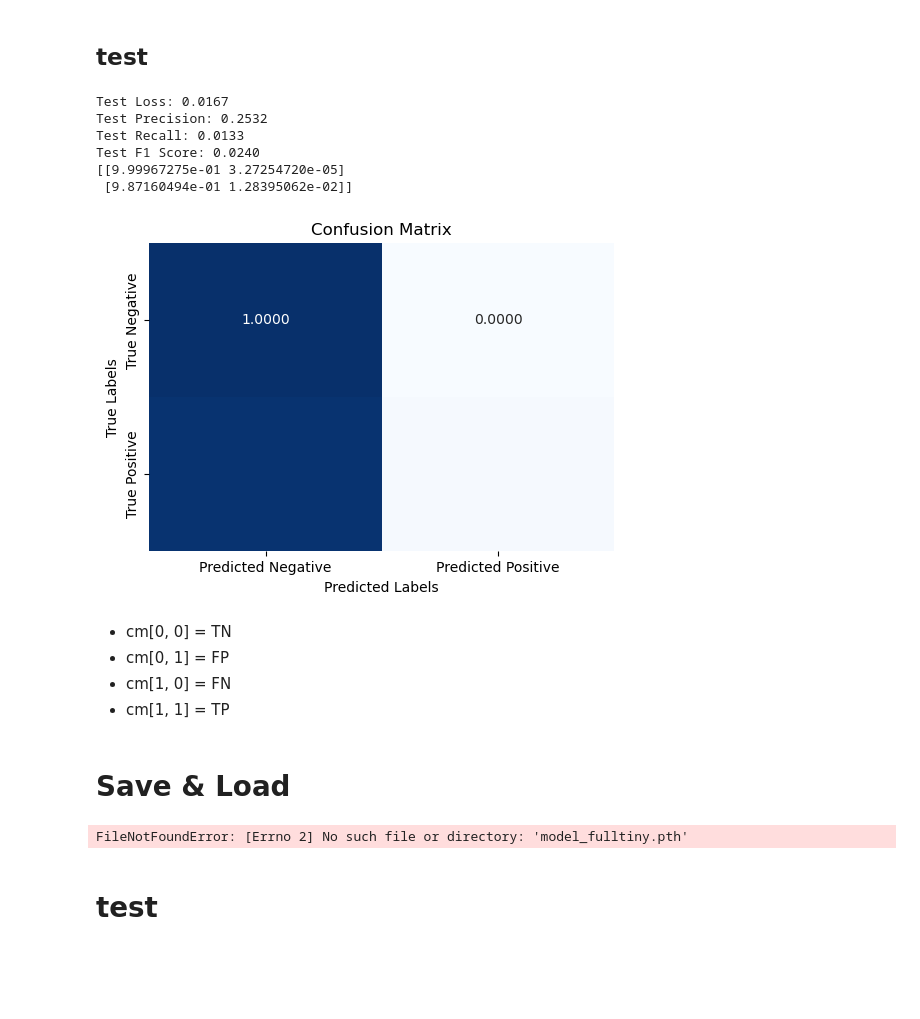
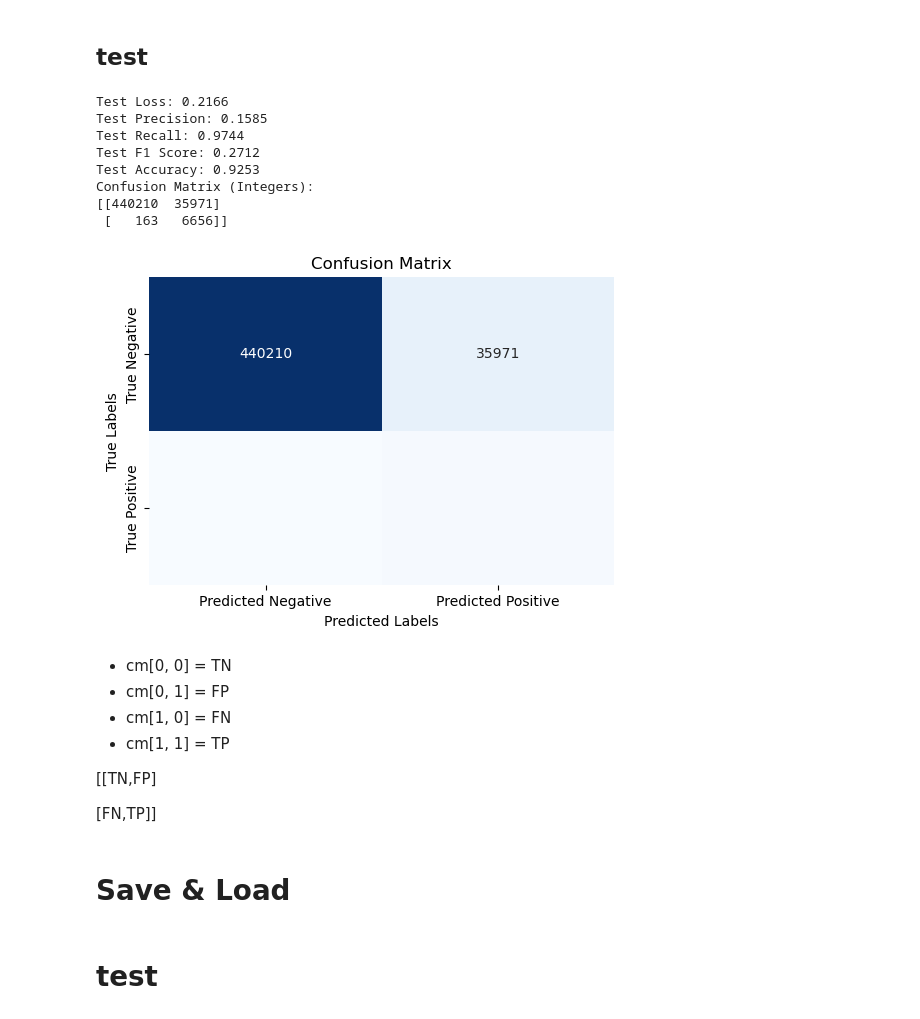
Before and after one commit to dorianGT/GLiNER-Generalist-Model-for-Named-Entity-Recognition-using-Bidirectional-Transformer, a Jupyter notebook: model copy.ipynb, the cells around one changed output. Cells and saved outputs as stored; diff of their text form; code cells hidden in the pictures; blank space fills up the shorter version.

```diff
--- a/model copy.ipynb
+++ b/model copy.ipynb
@@ -615,9 +722,9 @@ KeyboardInterrupt:
 # %% [markdown]
 ## test
 # %%
-from sklearn.metrics import precision_score, recall_score, f1_score, confusion_matrix
+from sklearn.metrics import precision_score, recall_score, f1_score, confusion_matrix, accuracy_score
 
-# Fonction pour calculer la précision, le rappel, le F1-score et la matrice de confusion
+# Fonction pour calculer la précision, le rappel, le F1-score, l'exactitude et la matrice de confusion
 def calculate_metrics(binary_scores, binary_labels):
     # Déplacer les tensors vers le CPU avant de les convertir en NumPy
     binary_scores_flat = binary_scores.cpu().flatten()
@@ -627,23 +734,33 @@ def calculate_metrics(binary_scores, binary_labels):
     precision = precision_score(binary_labels_flat, binary_scores_flat)
     recall = recall_score(binary_labels_flat, binary_scores_flat)
     f1 = f1_score(binary_labels_flat, binary_scores_flat)
+    accuracy = accuracy_score(binary_labels_flat, binary_scores_flat)
 
     # Matrice de confusion
     cm = confusion_matrix(binary_labels_flat, binary_scores_flat)
 
-    return precision, recall, f1, cm
+    return precision, recall, f1, accuracy, cm
 # %%
 import seaborn as sns
 import matplotlib.pyplot as plt
 import numpy as np
 
 def plot_confusion_matrix(confusion_matrix, normalize=False):
+    # Si normalisation est activée
+    if normalize:
+        confusion_matrix = confusion_matrix.astype('float') / confusion_matrix.sum(axis=1)[:, np.newaxis]
+        print("Normalized Confusion Matrix:")
+    else:
+        # Conversion explicite pour s'assurer d'afficher les entiers
+        confusion_matrix = confusion_matrix.astype(int)
+        print("Confusion Matrix (Integers):")
+
+    print(confusion_matrix)
+
     plt.figure(figsize=(6, 4))
-
     # Normalisation de la matrice de confusion si nécessaire
     if normalize:
         confusion_matrix = confusion_matrix.astype('float') / confusion_matrix.sum(axis=1)[:, np.newaxis]
-    print(confusion_matrix)
     # Affichage de la matrice de confusion avec format ajusté
     sns.heatmap(confusion_matrix, annot=True, fmt='.4f' if normalize else 'g', cmap='Blues', cbar=False,
                 xticklabels=['Predicted Negative', 'Predicted Positive'],
@@ -660,6 +777,7 @@ def test_epoch(model, test_loader):
     total_precision = 0
     total_recall = 0
     total_f1 = 0
+    total_accuracy = 0  # Pour l'accuracy
     confusion_matrix_total = torch.zeros(2, 2)  # Confusion matrix for binary classification
 
     progress_bar = tqdm(test_loader, desc="Testing", unit="batch")
@@ -680,12 +798,13 @@ def test_epoch(model, test_loader):
             total_loss += loss.item()
 
             # Calcul des autres métriques
-            binary_scores = (span_scores >= 0.5).float()  # Convertir les scores en prédictions binaires
-            precision, recall, f1, cm = calculate_metrics(binary_scores, binary_labels)
+            binary_scores = (span_scores >= 0.5).int()  # Convertir les scores en prédictions binaires
+            precision, recall, f1, accuracy, cm = calculate_metrics(binary_scores, binary_labels)
 
             total_precision += precision
             total_recall += recall
             total_f1 += f1
+            total_accuracy += accuracy  # Ajout de l'accuracy
             confusion_matrix_total += torch.tensor(cm)
 
             # Mise à jour de la barre de progression
@@ -696,37 +815,43 @@ def test_epoch(model, test_loader):
     average_precision = total_precision / len(test_loader)
     average_recall = total_recall / len(test_loader)
     average_f1 = total_f1 / len(test_loader)
+    average_accuracy = total_accuracy / len(test_loader)  # Moyenne de l'accuracy
     confusion_matrix_total = confusion_matrix_total.numpy()
 
-    return avg_loss, average_precision,average_recall,average_f1,confusion_matrix_total
+    return avg_loss, average_precision, average_recall, average_f1, average_accuracy, confusion_matrix_total
 # %%
-test_loss, test_precision, test_recall, test_f1, cm = test_epoch(model, test_loader)
+test_loss, test_precision, test_recall, test_f1, test_accuracy, cm = test_epoch(model, test_loader)
 # %%
 print(f"Test Loss: {test_loss:.4f}")
 print(f"Test Precision: {test_precision:.4f}")
 print(f"Test Recall: {test_recall:.4f}")
 print(f"Test F1 Score: {test_f1:.4f}")
-plot_confusion_matrix(cm,True)
+print(f"Test Accuracy: {test_accuracy:.4f}")
+plot_confusion_matrix(cm,False)
 # %% [output]
-Test Loss: 0.0167
-Test Precision: 0.2532
-Test Recall: 0.0133
-Test F1 Score: 0.0240
-[[9.99967275e-01 3.27254720e-05]
- [9.87160494e-01 1.28395062e-02]]
+Test Loss: 0.2166
+Test Precision: 0.1585
+Test Recall: 0.9744
+Test F1 Score: 0.2712
+Test Accuracy: 0.9253
+Confusion Matrix (Integers):
+[[440210  35971]
+ [   163   6656]]
-[figure, old version]
+[figure, new version]
 # %% [markdown]
 - cm[0, 0] = TN
 - cm[0, 1] = FP
 - cm[1, 0] = FN
 - cm[1, 1] = TP
+
+[[TN,FP]
+
+ [FN,TP]]
 # %% [markdown]
 # Save & Load
 # %%
 import torch
 #load
-model = torch.load("model_fulltiny.pth")
+model = torch.load("model_fullNewBCE2.pth")
-# %% [output]
-FileNotFoundError: [Errno 2] No such file or directory: 'model_fulltiny.pth'
 # %%
 # Sauvegarder le modèle complet
```
Also changed, not shown: parts of 21 cells of this notebook.
